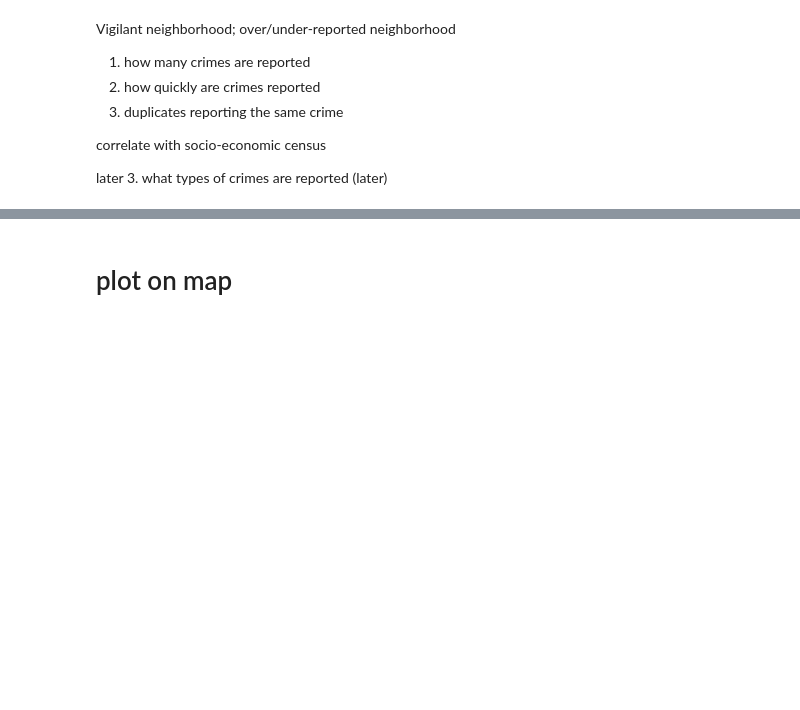
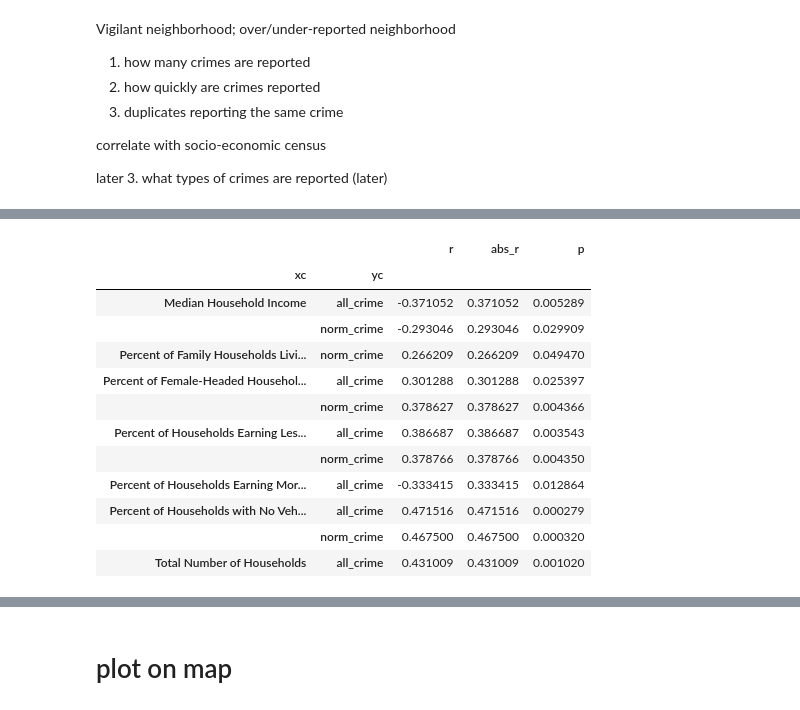
Before and after one commit to JHWu92/public-safety-baltimore, a Jupyter notebook: 911 and crime.ipynb, the cells around one changed output, grey strips where cells are left out. Saved outputs shown, nothing was run; the diff lists cells and outputs as text; code cells hidden in the pictures; blank space fills up the shorter version.

```diff
--- a/911 and crime.ipynb
+++ b/911 and crime.ipynb
@@ -247,0 +265,6 @@ later
+# %%
+nb_with_indicators = nb.join(population).join(indicators)
+# %%
+nb_with_indicators['norm_crime'] = nb_with_indicators['all_crime']/nb_with_indicators['Total Population']
+# nb_with_indicators['norm_paired_crime'] = nb_with_indicators['paired_crime']/nb_with_indicators['Total Population']
+# nb_with_indicators['norm_paired_911'] = nb_with_indicators['paired_911']/nb_with_indicators['Total Population']
@@ -247,0 +284,33 @@ later
+# %%
+res = []
+for yc in y_cols:
+#     if yc!='crime_pcnt':continue
+    y = nb_with_indicators[yc]
+    for xc in x_cols:
+        if 'Household' not in xc: continue
+        x = nb_with_indicators[xc]
+        r,p = pearsonr(y,x)
+        res.append({'yc': yc, 'xc':xc, 'r':r, 'abs_r': abs(r), 'p':p})
+#         break
+#     break
+# %%
+res_df = pd.DataFrame(res)[['yc','xc','r','abs_r','p']]
+# %%
+res_df[res_df.p<0.05]\
+[res_df.yc.isin(['norm_crime', 'all_crime'])]\
+.sort_values('r')\
+.set_index(['xc','yc']).sort_index()
+# %% [output]
+|  |  | r | abs_r | p |
+| xc | yc |  |  |  |
+| Median Household Income | all_crime | -0.371052 | 0.371052 | 0.005289 |
+|  | norm_crime | -0.293046 | 0.293046 | 0.029909 |
+| Percent of Family Households Livi... | norm_crime | 0.266209 | 0.266209 | 0.049470 |
+| Percent of Female-Headed Househol... | all_crime | 0.301288 | 0.301288 | 0.025397 |
+|  | norm_crime | 0.378627 | 0.378627 | 0.004366 |
+| Percent of Households Earning Les... | all_crime | 0.386687 | 0.386687 | 0.003543 |
+|  | norm_crime | 0.378766 | 0.378766 | 0.004350 |
+| Percent of Households Earning Mor... | all_crime | -0.333415 | 0.333415 | 0.012864 |
+| Percent of Households with No Veh... | all_crime | 0.471516 | 0.471516 | 0.000279 |
+|  | norm_crime | 0.467500 | 0.467500 | 0.000320 |
+| Total Number of Households | all_crime | 0.431009 | 0.431009 | 0.001020 |
```
Also changed, not shown: parts of 19 cells of this notebook.
